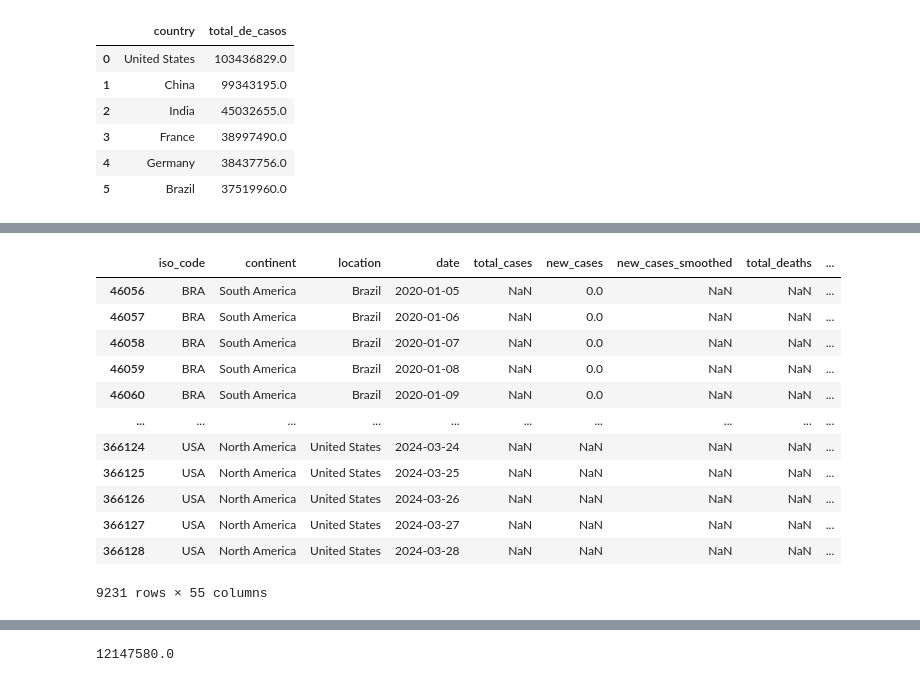
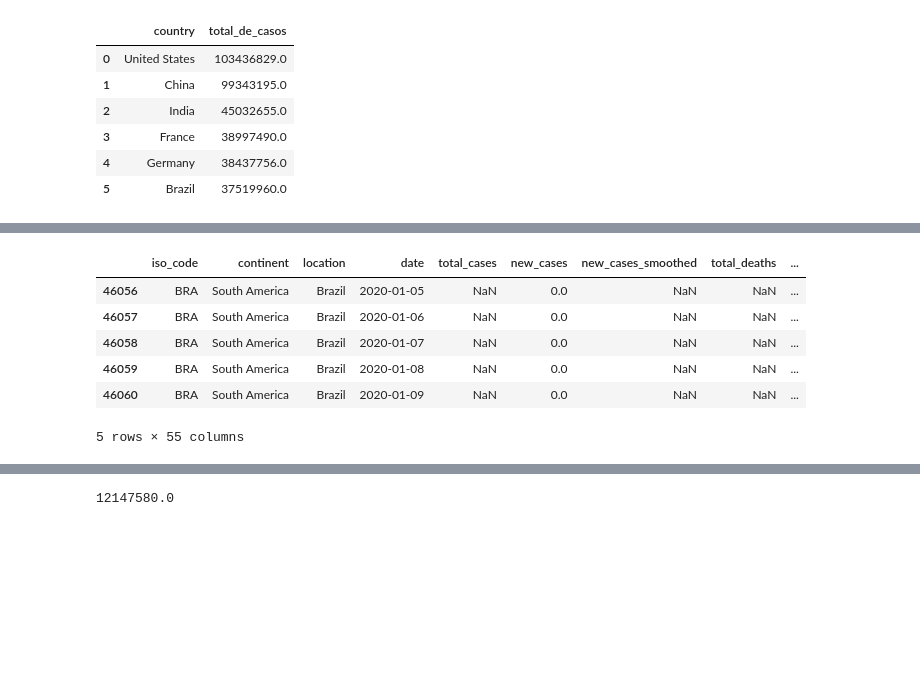
Before and after one commit to Fagundes55/Covid_Mundial, a Jupyter notebook: COVID_mundial.ipynb, the cells around one changed output, grey strips where cells are left out. Drawn from its saved outputs; the diff is of its cells as text; code cells hidden in the pictures; blank space fills up the shorter version.

```diff
--- a/COVID_mundial.ipynb
+++ b/COVID_mundial.ipynb
@@ -228,17 +187,11 @@ fig.show()
 # %%
 covid_line = covid.query('location=="United States" or location=="China" or location=="India" or location=="France" or location=="Germany" or location=="Brazil"')
-covid_line
+covid_line.head()
 # %% [output]
 |  | iso_code | continent | location | date | total_cases | new_cases | new_cases_smoothed | total_deaths | ... |
 | 46056 | BRA | South America | Brazil | 2020-01-05 | NaN | 0.0 | NaN | NaN | ... |
 | 46057 | BRA | South America | Brazil | 2020-01-06 | NaN | 0.0 | NaN | NaN | ... |
 | 46058 | BRA | South America | Brazil | 2020-01-07 | NaN | 0.0 | NaN | NaN | ... |
 | 46059 | BRA | South America | Brazil | 2020-01-08 | NaN | 0.0 | NaN | NaN | ... |
 | 46060 | BRA | South America | Brazil | 2020-01-09 | NaN | 0.0 | NaN | NaN | ... |
-| ... | ... | ... | ... | ... | ... | ... | ... | ... | ... |
-| 366124 | USA | North America | United States | 2024-03-24 | NaN | NaN | NaN | NaN | ... |
-| 366125 | USA | North America | United States | 2024-03-25 | NaN | NaN | NaN | NaN | ... |
-| 366126 | USA | North America | United States | 2024-03-26 | NaN | NaN | NaN | NaN | ... |
-| 366127 | USA | North America | United States | 2024-03-27 | NaN | NaN | NaN | NaN | ... |
-| 366128 | USA | North America | United States | 2024-03-28 | NaN | NaN | NaN | NaN | ... |
-9231 rows × 55 columns
+5 rows × 55 columns
```
Also changed, not shown: parts of 35 cells of this notebook.
